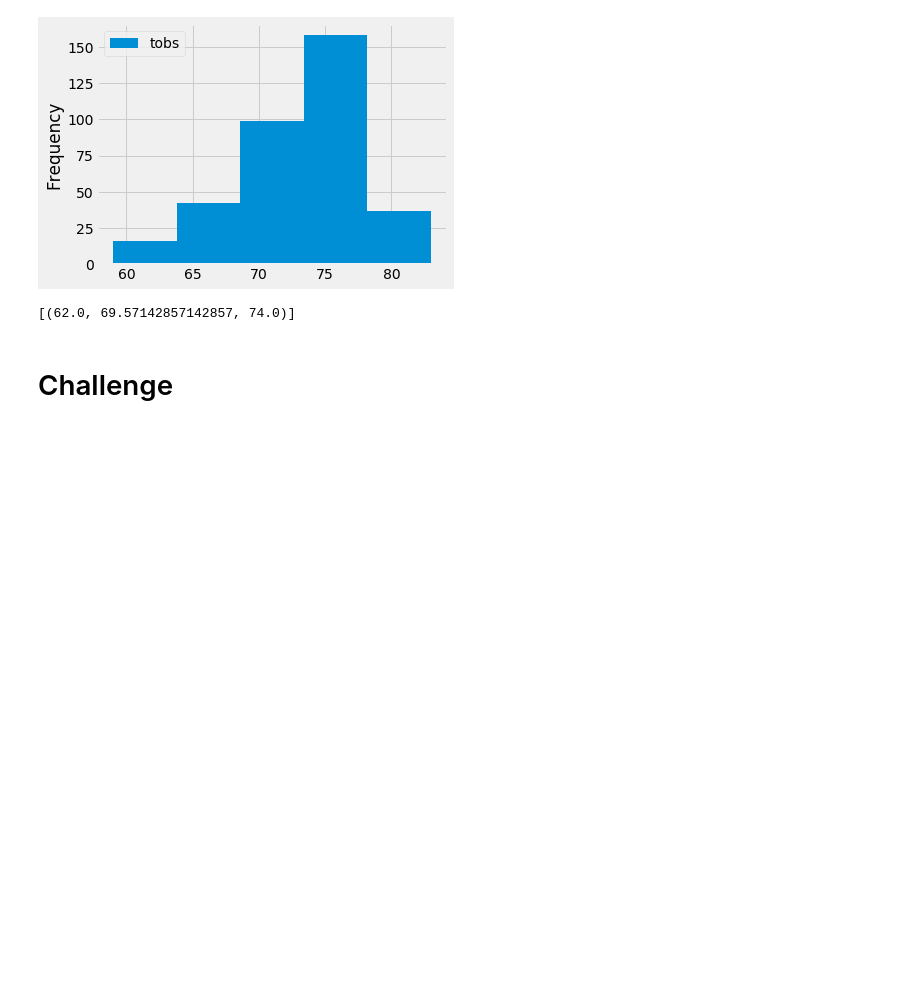
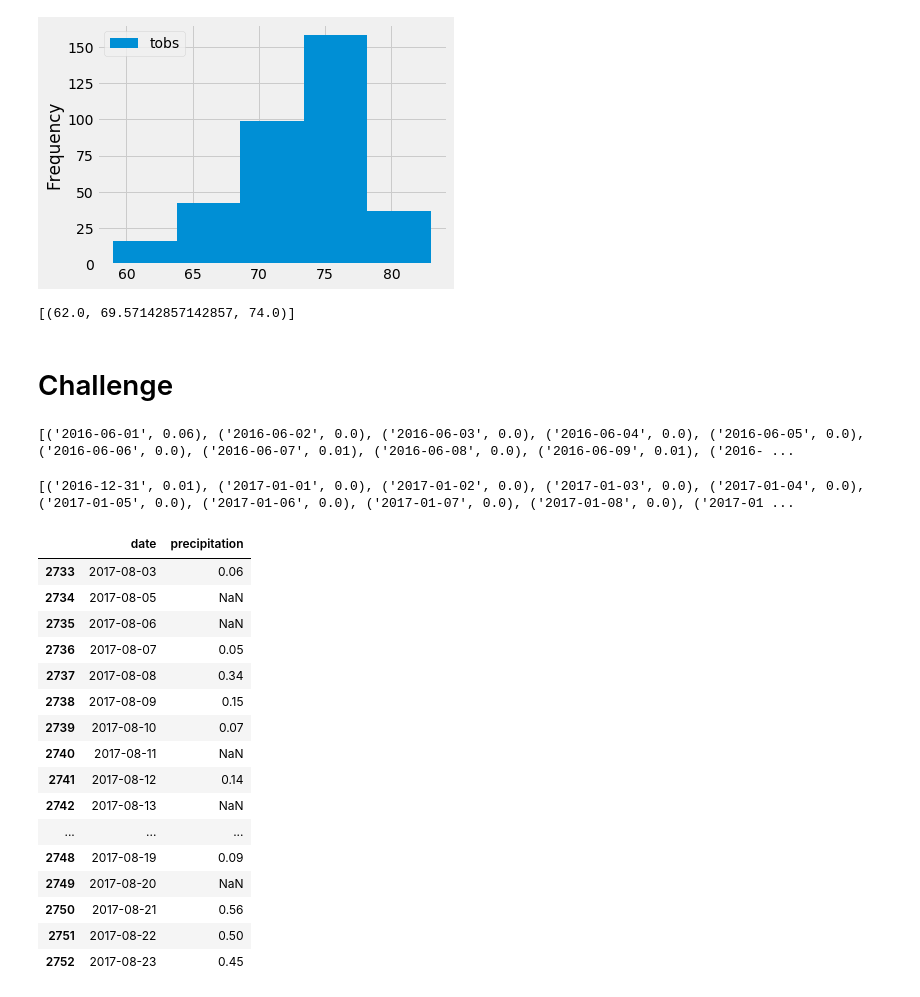
Before and after one commit to Al-Huneidi/surfs_up, a Jupyter notebook: climate_analysis.ipynb, the cells around one changed output. Cells and saved outputs as stored; diff of their text form; code cells hidden in the pictures; blank space fills up the shorter version.

```diff
--- a/climate_analysis.ipynb
+++ b/climate_analysis.ipynb
@@ -235,3 +235,45 @@ print(calc_temps('2012-02-28', '2012-03-05'))
 [(62.0, 69.57142857142857, 74.0)]
 # %% [markdown]
 # Challenge
+# %%
+# Calculate the date one year from the last date in data set for June 2016 and 2017.
+prev_year = dt.date(2017, 6, 1) - dt.timedelta(days=365)
+
+# Perform a query to retrieve the data and precipitation scores and add them to a list.
+prcp_results = []
+prcp_results = session.query(Measurement.date, Measurement.prcp).filter(Measurement.date >= prev_year).all()
+print(prcp_results)
+# %% [output]
+[('2016-06-01', 0.06), ('2016-06-02', 0.0), ('2016-06-03', 0.0), ('2016-06-04', 0.0), ('2016-06-05', 0.0), ('2016-06-06', 0.0), ('2016-06-07', 0.01), ('2016-06-08', 0.0), ('2016-06-09', 0.01), ('2016- ...
+# %%
+# Calculate the date one year from the last date in data set for December 2016 and 2017 to determine if there is data for December 2017.
+prev_year = dt.date(2017, 12, 31) - dt.timedelta(days=365)
+
+# Perform a query to retrieve the data and precipitation scores and add them to a list.
+prcp_d_results = []
+prcp_d_results = session.query(Measurement.date, Measurement.prcp).filter(Measurement.date >= prev_year).all()
+print(prcp_d_results)
+# %% [output]
+[('2016-12-31', 0.01), ('2017-01-01', 0.0), ('2017-01-02', 0.0), ('2017-01-03', 0.0), ('2017-01-04', 0.0), ('2017-01-05', 0.0), ('2017-01-06', 0.0), ('2017-01-07', 0.0), ('2017-01-08', 0.0), ('2017-01 ...
+# %%
+# Save the precipitation query results as a Pandas DataFrame.
+prcp_df = pd.DataFrame(prcp_results, columns=['date','precipitation'])
+prcp_df.tail(20)
+# %% [output]
+|  | date | precipitation |
+| 2733 | 2017-08-03 | 0.06 |
+| 2734 | 2017-08-05 | NaN |
+| 2735 | 2017-08-06 | NaN |
+| 2736 | 2017-08-07 | 0.05 |
+| 2737 | 2017-08-08 | 0.34 |
+| 2738 | 2017-08-09 | 0.15 |
+| 2739 | 2017-08-10 | 0.07 |
+| 2740 | 2017-08-11 | NaN |
+| 2741 | 2017-08-12 | 0.14 |
+| 2742 | 2017-08-13 | NaN |
+| ... | ... | ... |
+| 2748 | 2017-08-19 | 0.09 |
+| 2749 | 2017-08-20 | NaN |
+| 2750 | 2017-08-21 | 0.56 |
+| 2751 | 2017-08-22 | 0.50 |
+| 2752 | 2017-08-23 | 0.45 |
```
Also changed, not shown: parts of 21 cells of this notebook.
